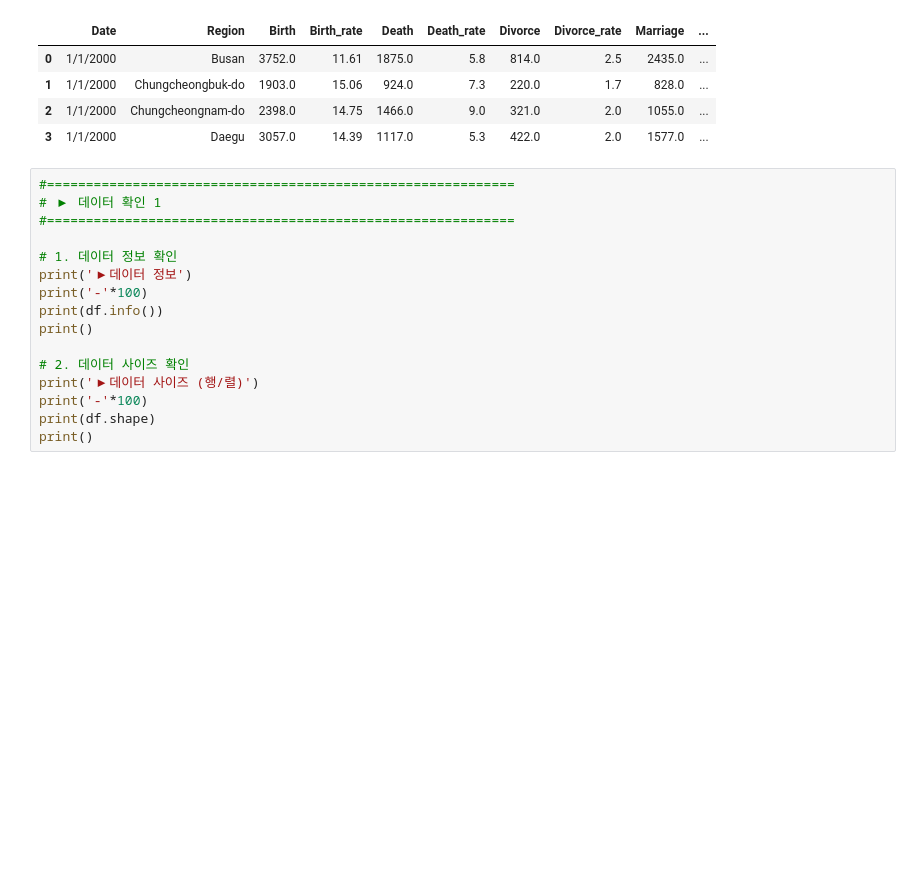
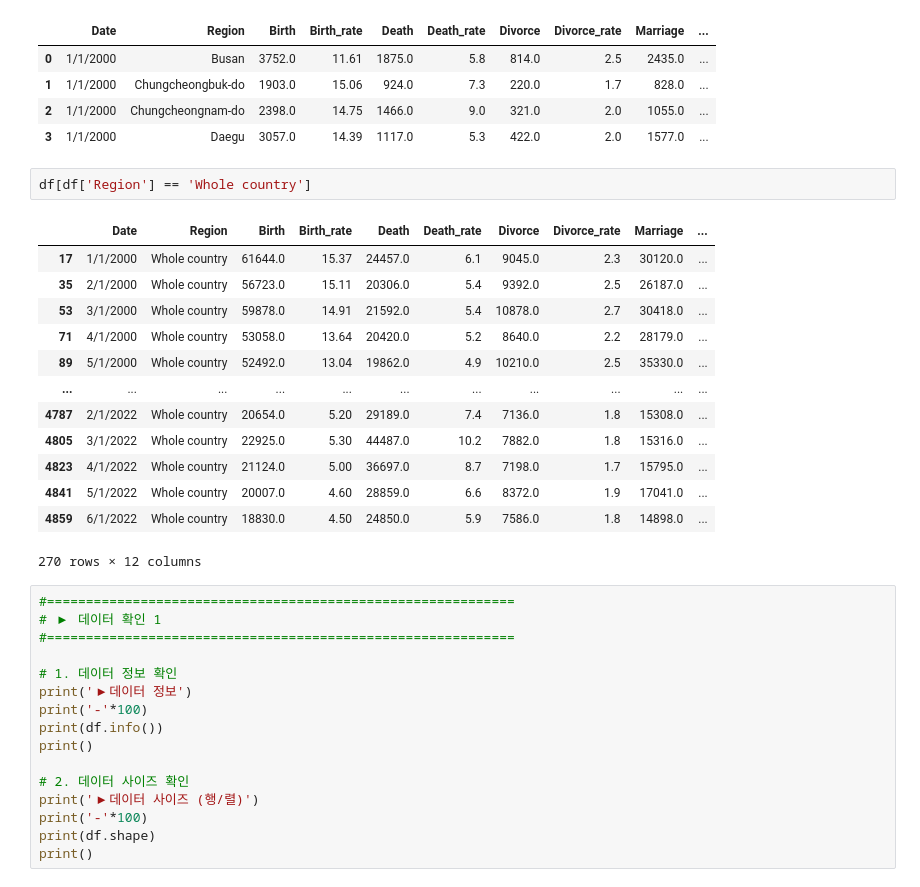
Before and after one commit to Phoenix-EDA-Team/EDA-Demographic, a Jupyter notebook: [Baseline] 한국 인구 통계 EDA.ipynb, the cells around one changed output. Drawn from its saved outputs; the diff is of its cells as text; blank space fills up the shorter version.

```diff
--- a/[Baseline] 한국 인구 통계 EDA.ipynb
+++ b/[Baseline] 한국 인구 통계 EDA.ipynb
@@ -78,6 +78,22 @@ display(df.head(4))
 | 1 | 1/1/2000 | Chungcheongbuk-do | 1903.0 | 15.06 | 924.0 | 7.3 | 220.0 | 1.7 | 828.0 | ... |
 | 2 | 1/1/2000 | Chungcheongnam-do | 2398.0 | 14.75 | 1466.0 | 9.0 | 321.0 | 2.0 | 1055.0 | ... |
 | 3 | 1/1/2000 | Daegu | 3057.0 | 14.39 | 1117.0 | 5.3 | 422.0 | 2.0 | 1577.0 | ... |
+# %%
+df[df['Region'] == 'Whole country']
+# %% [output]
+|  | Date | Region | Birth | Birth_rate | Death | Death_rate | Divorce | Divorce_rate | Marriage | ... |
+| 17 | 1/1/2000 | Whole country | 61644.0 | 15.37 | 24457.0 | 6.1 | 9045.0 | 2.3 | 30120.0 | ... |
+| 35 | 2/1/2000 | Whole country | 56723.0 | 15.11 | 20306.0 | 5.4 | 9392.0 | 2.5 | 26187.0 | ... |
+| 53 | 3/1/2000 | Whole country | 59878.0 | 14.91 | 21592.0 | 5.4 | 10878.0 | 2.7 | 30418.0 | ... |
+| 71 | 4/1/2000 | Whole country | 53058.0 | 13.64 | 20420.0 | 5.2 | 8640.0 | 2.2 | 28179.0 | ... |
+| 89 | 5/1/2000 | Whole country | 52492.0 | 13.04 | 19862.0 | 4.9 | 10210.0 | 2.5 | 35330.0 | ... |
+| ... | ... | ... | ... | ... | ... | ... | ... | ... | ... | ... |
+| 4787 | 2/1/2022 | Whole country | 20654.0 | 5.20 | 29189.0 | 7.4 | 7136.0 | 1.8 | 15308.0 | ... |
+| 4805 | 3/1/2022 | Whole country | 22925.0 | 5.30 | 44487.0 | 10.2 | 7882.0 | 1.8 | 15316.0 | ... |
+| 4823 | 4/1/2022 | Whole country | 21124.0 | 5.00 | 36697.0 | 8.7 | 7198.0 | 1.7 | 15795.0 | ... |
+| 4841 | 5/1/2022 | Whole country | 20007.0 | 4.60 | 28859.0 | 6.6 | 8372.0 | 1.9 | 17041.0 | ... |
+| 4859 | 6/1/2022 | Whole country | 18830.0 | 4.50 | 24850.0 | 5.9 | 7586.0 | 1.8 | 14898.0 | ... |
+270 rows × 12 columns
 # %%
 #============================================================
 # ▶ 데이터 확인 1
```
Also changed, not shown: parts of 12 cells of this notebook, 7 other files.
